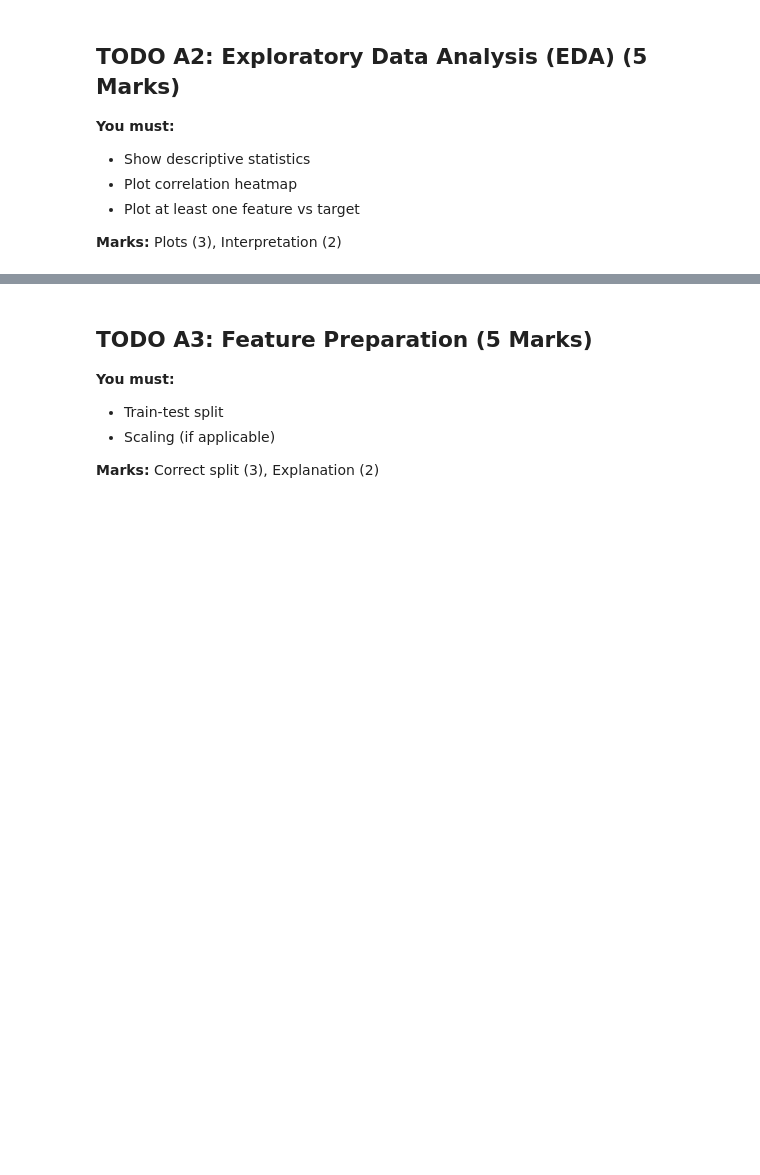
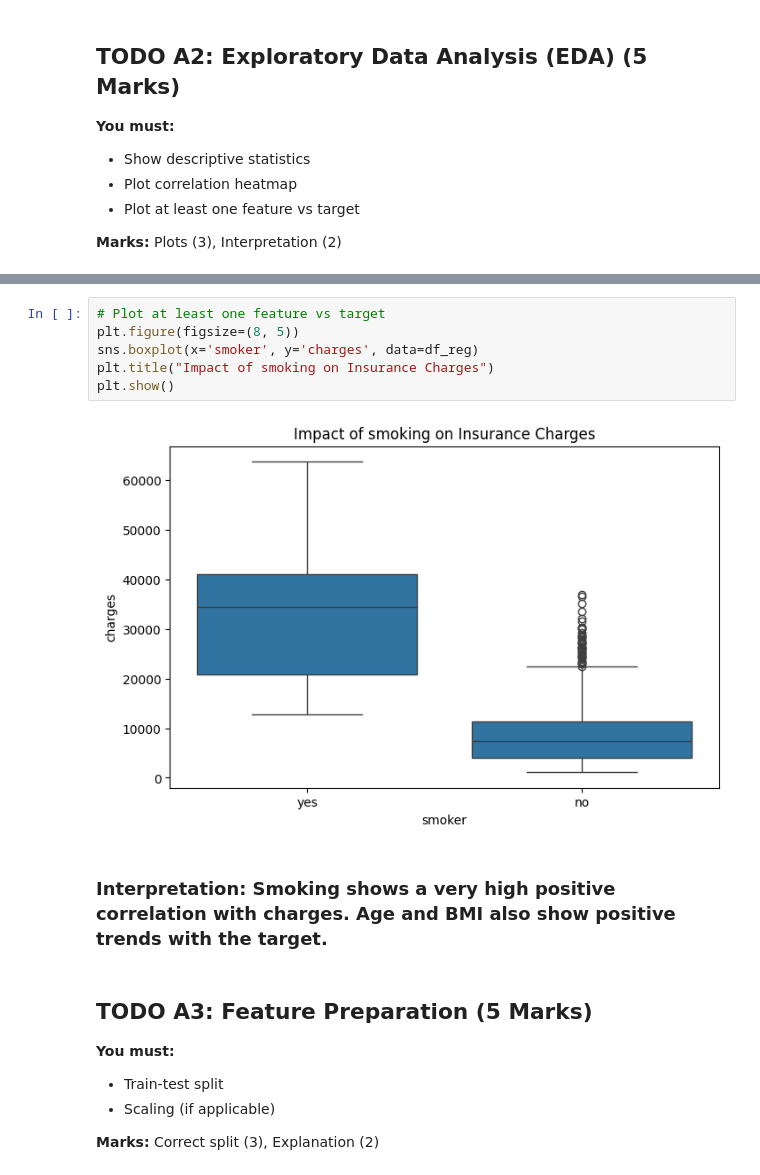
Before and after one commit to MoriamAkterSwarna/AI-ML, a Jupyter notebook: AI_ML_Assignment_3_Module_19_Moriam_Akter_Swarna.ipynb, the cells around one changed output, grey strips where cells are left out. Drawn from its saved outputs; the diff is of its cells as text; blank space fills up the shorter version.

```diff
--- a/AI_ML_Assignment_3_Module_19_Moriam_Akter_Swarna.ipynb
+++ b/AI_ML_Assignment_3_Module_19_Moriam_Akter_Swarna.ipynb
@@ -53,3 +116,13 @@ You will work with the provided **regression dataset**.
+# %%
+# Plot at least one feature vs target
+plt.figure(figsize=(8, 5))
+sns.boxplot(x='smoker', y='charges', data=df_reg)
+plt.title("Impact of smoking on Insurance Charges")
+plt.show()
+# %% [output]
+[figure, added]
+# %% [markdown]
+### Interpretation: Smoking shows a very high positive correlation with charges. Age and BMI also show positive trends with the target.
 # %% [markdown]
 ## TODO A3: Feature Preparation (5 Marks)
 **You must:**
```
Also changed, not shown: parts of 44 cells of this notebook.
